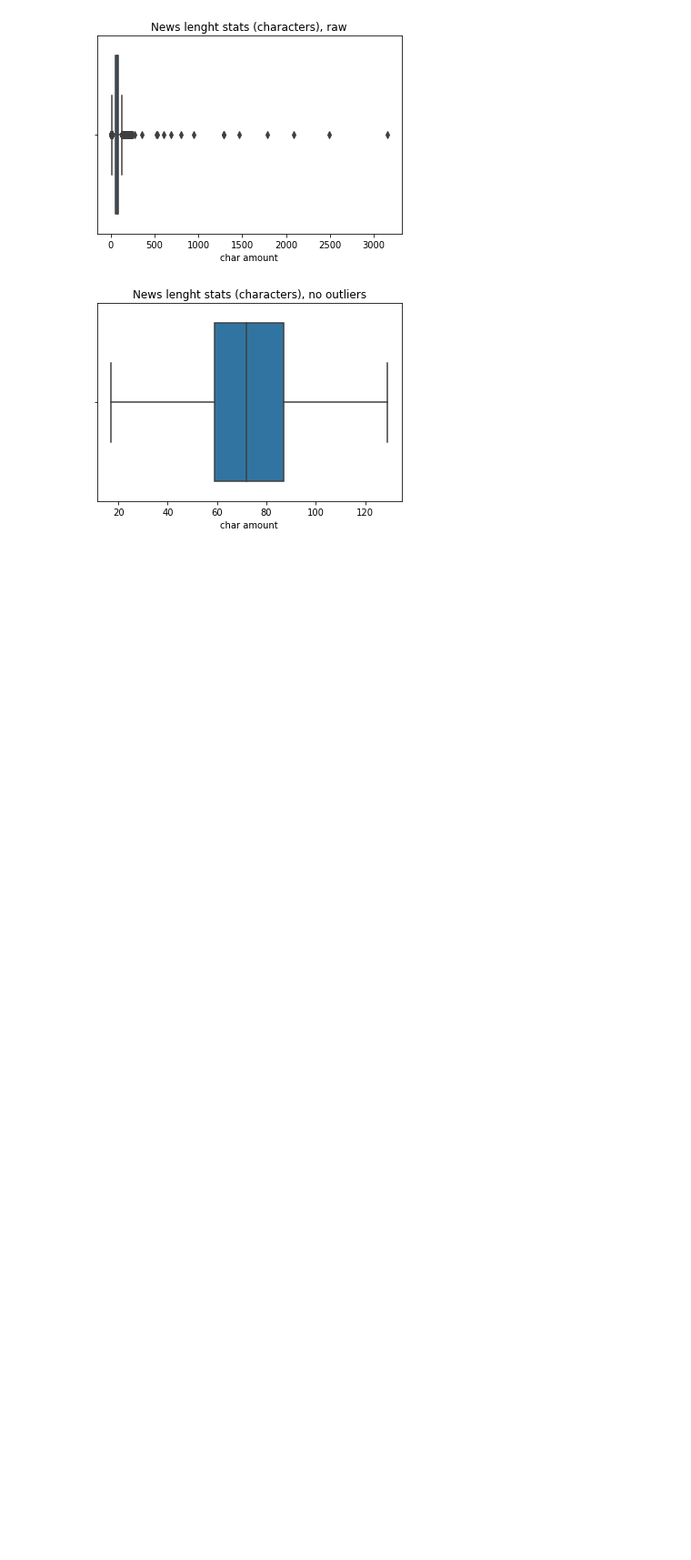
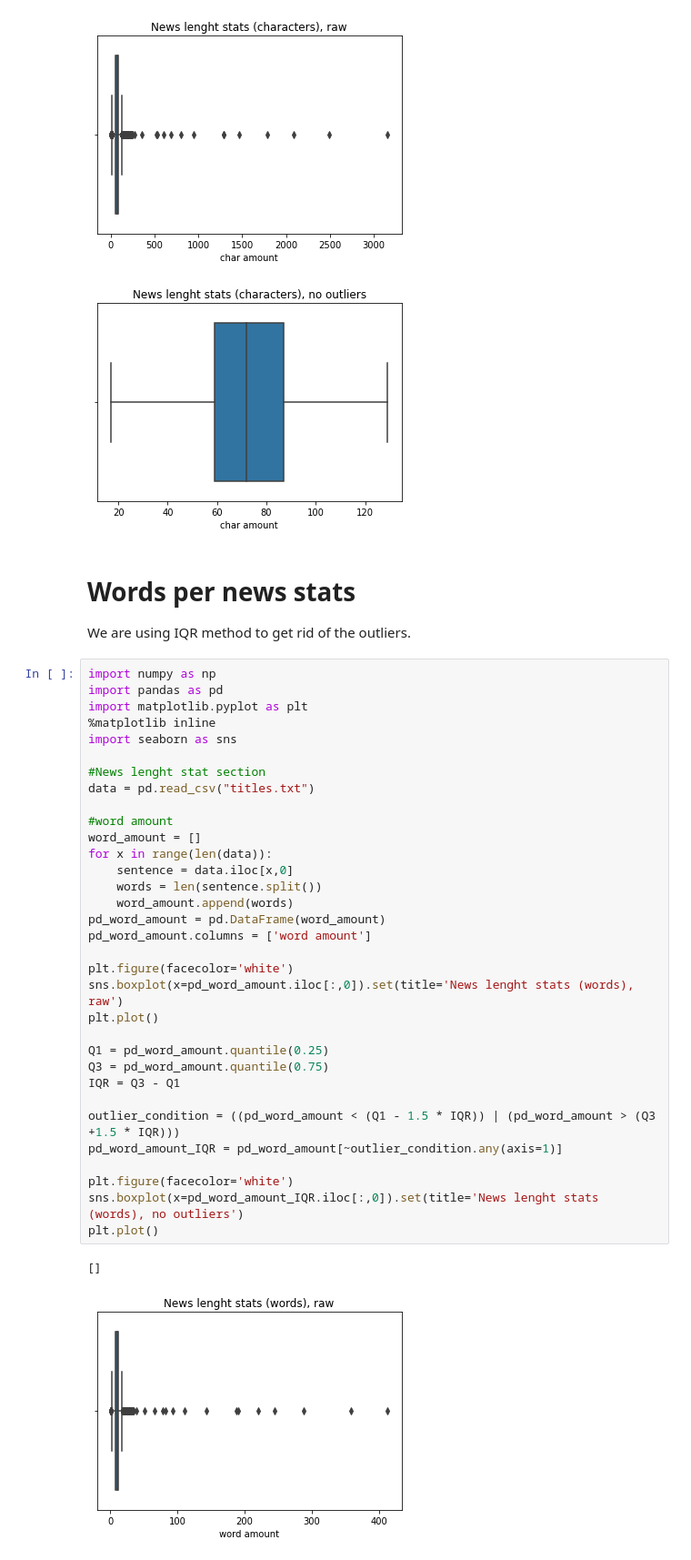
Before and after one commit to avrland/polishNewsTitleDatabase, a Jupyter notebook: Stats_and_visualization.ipynb, the cells around one changed output. Shown at 91% size. Saved outputs shown, nothing was run; the diff lists cells and outputs as text; blank space fills up the shorter version.

Commit message:
words per news stats

```diff
--- a/Stats_and_visualization.ipynb
+++ b/Stats_and_visualization.ipynb
@@ -120,3 +120,42 @@ plt.plot()
 []
 [figure]
 [figure]
+# %% [markdown]
+# Words per news stats
+We are using IQR method to get rid of the outliers.
+# %%
+import numpy as np
+import pandas as pd
+import matplotlib.pyplot as plt
+%matplotlib inline
+import seaborn as sns
+
+#News lenght stat section
+data = pd.read_csv("titles.txt")
+
+#word amount
+word_amount = []
+for x in range(len(data)):
+    sentence = data.iloc[x,0]
+    words = len(sentence.split())
+    word_amount.append(words)
+pd_word_amount = pd.DataFrame(word_amount)
+pd_word_amount.columns = ['word amount']
+
+plt.figure(facecolor='white')
+sns.boxplot(x=pd_word_amount.iloc[:,0]).set(title='News lenght stats (words), raw')
+plt.plot()
+
+Q1 = pd_word_amount.quantile(0.25)
+Q3 = pd_word_amount.quantile(0.75)
+IQR = Q3 - Q1
+
+outlier_condition = ((pd_word_amount < (Q1 - 1.5 * IQR)) | (pd_word_amount > (Q3 +1.5 * IQR)))
+pd_word_amount_IQR = pd_word_amount[~outlier_condition.any(axis=1)]
+
+plt.figure(facecolor='white')
+sns.boxplot(x=pd_word_amount_IQR.iloc[:,0]).set(title='News lenght stats (words), no outliers')
+plt.plot()
+# %% [output]
+[]
+[figure, added]
```
Also changed, not shown: parts of 2 cells of this notebook.
